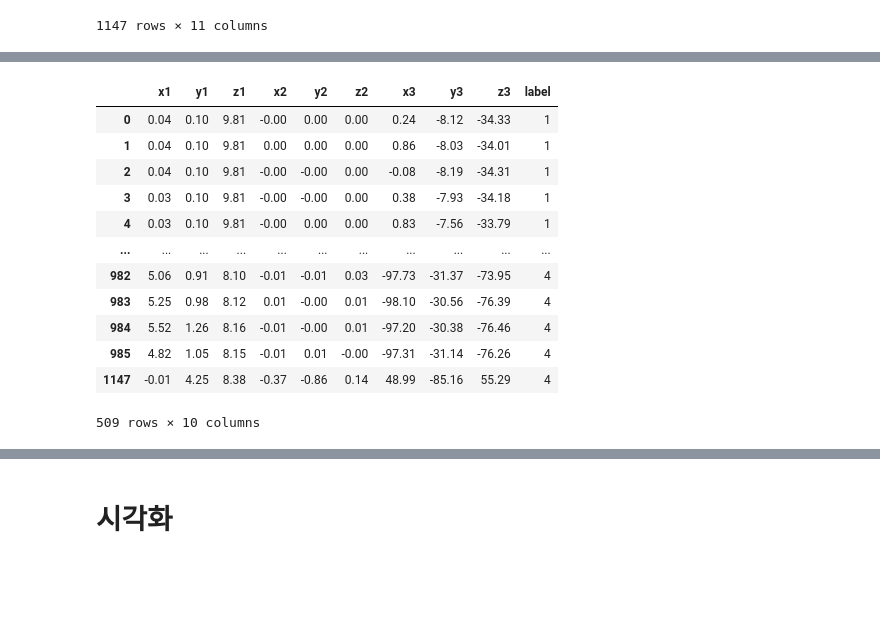
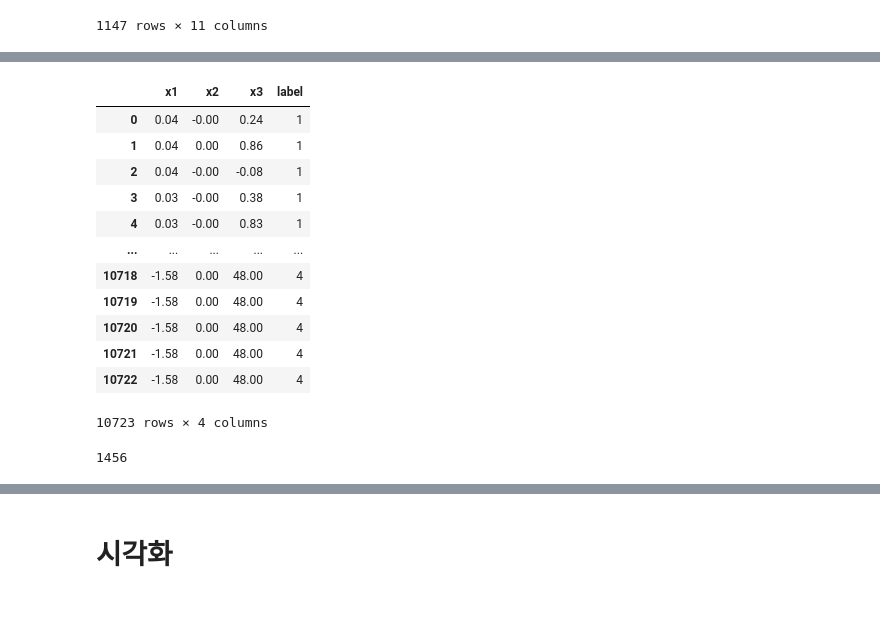
Before and after one commit to tukcomCD2024/YooDoRi, a Jupyter notebook: ai/Movement_status_classification.ipynb, the cells around one changed output, grey strips where cells are left out. Cells and saved outputs as stored; diff of their text form; code cells hidden in the pictures.

```diff
--- a/ai/Movement_status_classification.ipynb
+++ b/ai/Movement_status_classification.ipynb
@@ -264,23 +245,29 @@ df_combined
 # %%
 df_combined = df_combined.drop(['시간'], axis=1)
-# %%
-df_combined = df_combined.drop_duplicates()
-
-df_combined
-# %% [output]
-|  | x1 | y1 | z1 | x2 | y2 | z2 | x3 | y3 | z3 | label |
-| 0 | 0.04 | 0.10 | 9.81 | -0.00 | 0.00 | 0.00 | 0.24 | -8.12 | -34.33 | 1 |
-| 1 | 0.04 | 0.10 | 9.81 | 0.00 | 0.00 | 0.00 | 0.86 | -8.03 | -34.01 | 1 |
-| 2 | 0.04 | 0.10 | 9.81 | -0.00 | -0.00 | 0.00 | -0.08 | -8.19 | -34.31 | 1 |
-| 3 | 0.03 | 0.10 | 9.81 | -0.00 | -0.00 | 0.00 | 0.38 | -7.93 | -34.18 | 1 |
-| 4 | 0.03 | 0.10 | 9.81 | -0.00 | 0.00 | 0.00 | 0.83 | -7.56 | -33.79 | 1 |
-| ... | ... | ... | ... | ... | ... | ... | ... | ... | ... | ... |
-| 982 | 5.06 | 0.91 | 8.10 | -0.01 | -0.01 | 0.03 | -97.73 | -31.37 | -73.95 | 4 |
-| 983 | 5.25 | 0.98 | 8.12 | 0.01 | -0.00 | 0.01 | -98.10 | -30.56 | -76.39 | 4 |
-| 984 | 5.52 | 1.26 | 8.16 | -0.01 | -0.00 | 0.01 | -97.20 | -30.38 | -76.46 | 4 |
-| 985 | 4.82 | 1.05 | 8.15 | -0.01 | 0.01 | -0.00 | -97.31 | -31.14 | -76.26 | 4 |
-| 1147 | -0.01 | 4.25 | 8.38 | -0.37 | -0.86 | 0.14 | 48.99 | -85.16 | 55.29 | 4 |
-509 rows × 10 columns
+# %%
+df_acceleration = df_combined[['x1', 'x2', 'x3', 'label']]
+
+df_acceleration
+# %% [output]
+|  | x1 | x2 | x3 | label |
+| 0 | 0.04 | -0.00 | 0.24 | 1 |
+| 1 | 0.04 | 0.00 | 0.86 | 1 |
+| 2 | 0.04 | -0.00 | -0.08 | 1 |
+| 3 | 0.03 | -0.00 | 0.38 | 1 |
+| 4 | 0.03 | -0.00 | 0.83 | 1 |
+| ... | ... | ... | ... | ... |
+| 10718 | -1.58 | 0.00 | 48.00 | 4 |
+| 10719 | -1.58 | 0.00 | 48.00 | 4 |
+| 10720 | -1.58 | 0.00 | 48.00 | 4 |
+| 10721 | -1.58 | 0.00 | 48.00 | 4 |
+| 10722 | -1.58 | 0.00 | 48.00 | 4 |
+10723 rows × 4 columns
+# %%
+df_acceleration = df_acceleration.drop_duplicates()
+
+len(df_acceleration)
+# %% [output]
+1456
 # %%
 from sklearn.tree import DecisionTreeClassifier
 from sklearn.model_selection import train_test_split
```
Also changed, not shown: parts of 20 cells of this notebook.
